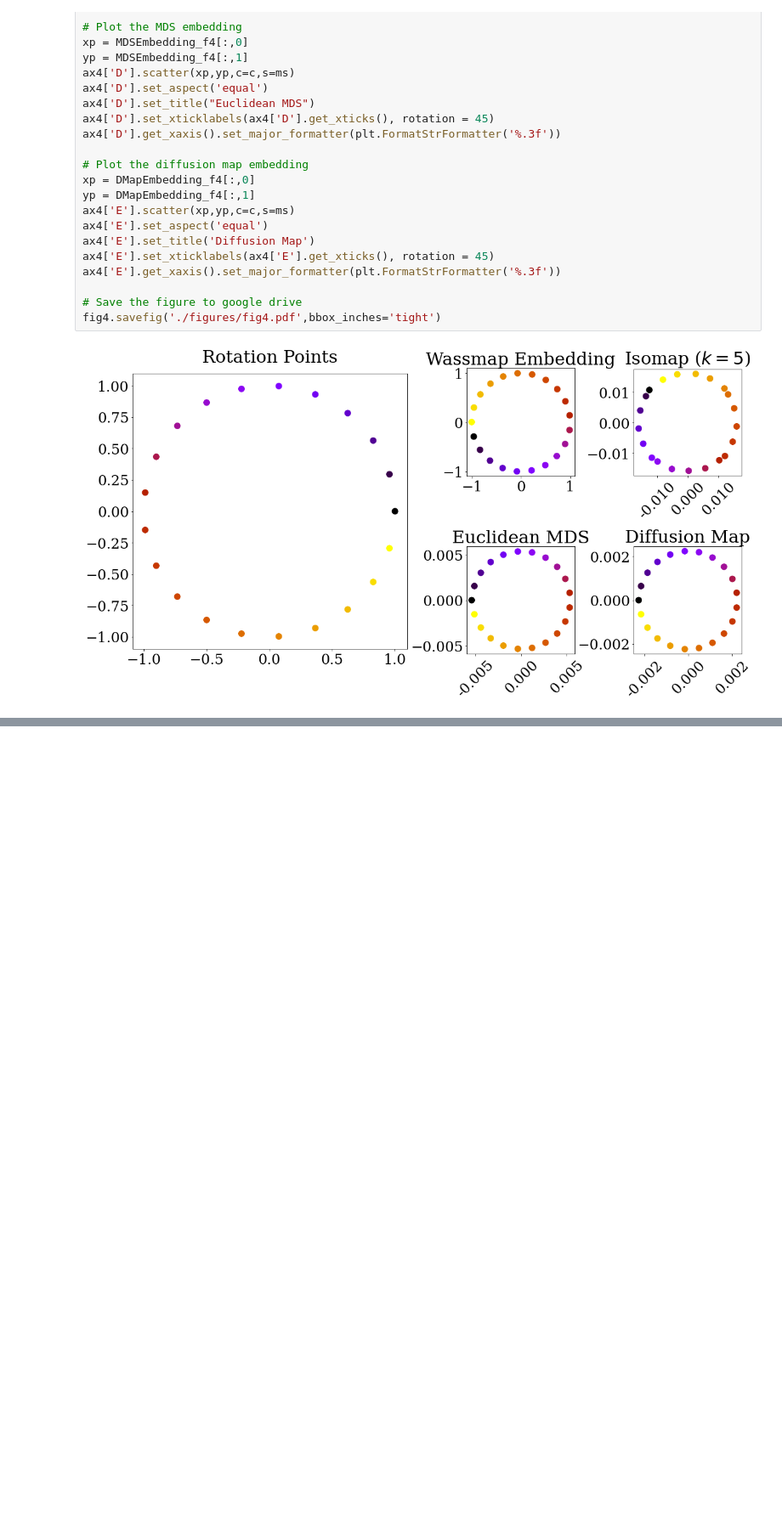
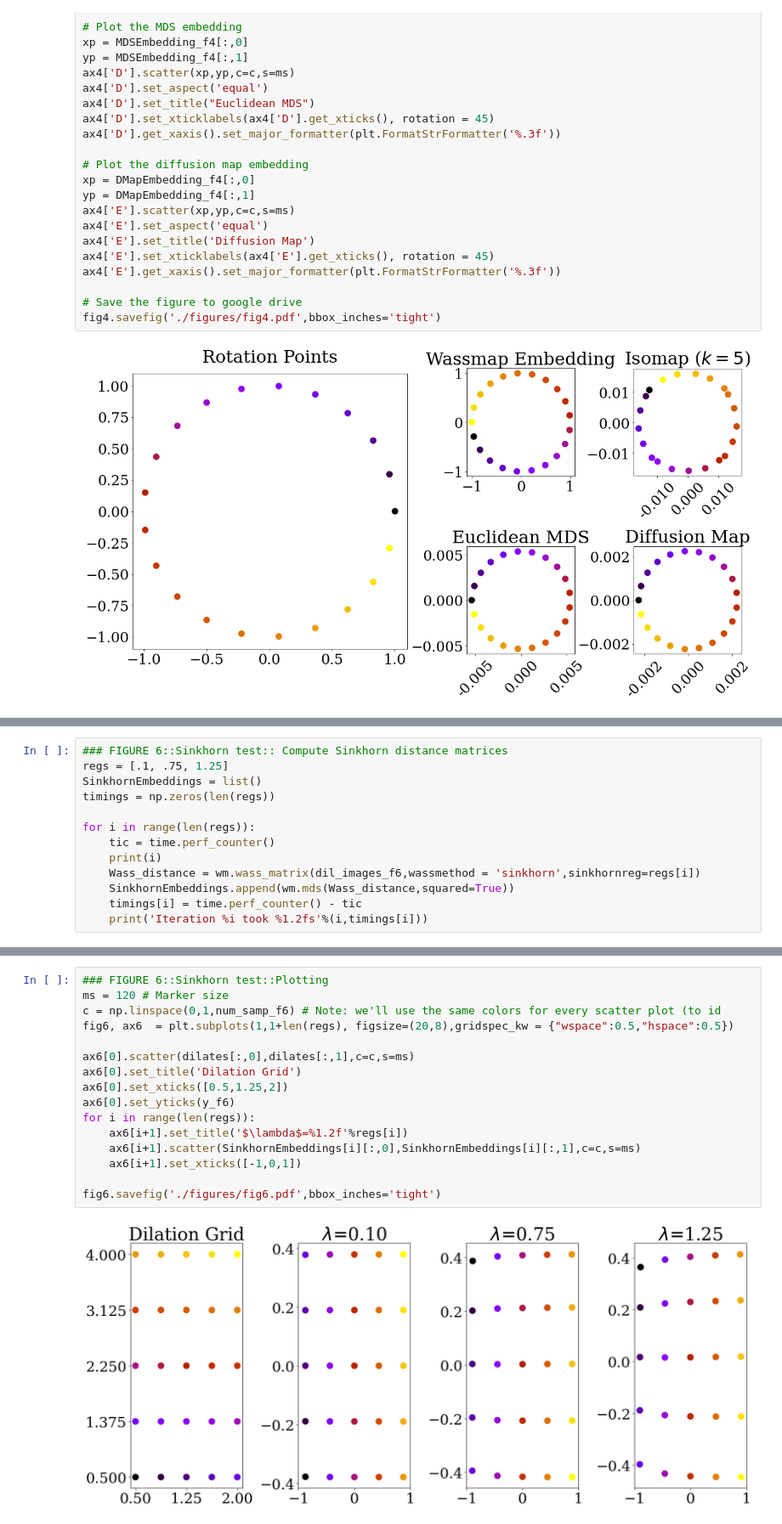
Before and after one commit to Wassmap/wassmap, a Jupyter notebook: example/SIMODS/MainFigures.ipynb, the cells around one changed output, grey strips where cells are left out. Shown at 85% size. Drawn from its saved outputs; the diff is of its cells as text; blank space fills up the shorter version.

```diff
--- a/example/SIMODS/MainFigures.ipynb
+++ b/example/SIMODS/MainFigures.ipynb
@@ -805,0 +773,13 @@ fig.savefig('./figures/fig5.pdf',bbox_inches='tight')
+# %%
+### FIGURE 6::Sinkhorn test:: Compute Sinkhorn distance matrices
+regs = [.1, .75, 1.25]
+SinkhornEmbeddings = list()
+timings = np.zeros(len(regs))
+
+for i in range(len(regs)):
+    tic = time.perf_counter()
+    print(i)
+    Wass_distance = wm.wass_matrix(dil_images_f6,wassmethod = 'sinkhorn',sinkhornreg=regs[i])
+    SinkhornEmbeddings.append(wm.mds(Wass_distance,squared=True))
+    timings[i] = time.perf_counter() - tic
+    print('Iteration %i took %1.2fs'%(i,timings[i]))
@@ -805,0 +793,18 @@ fig.savefig('./figures/fig5.pdf',bbox_inches='tight')
+# %%
+### FIGURE 6::Sinkhorn test::Plotting
+ms = 120 # Marker size
+c = np.linspace(0,1,num_samp_f6) # Note: we'll use the same colors for every scatter plot (to id
+fig6, ax6  = plt.subplots(1,1+len(regs), figsize=(20,8),gridspec_kw = {"wspace":0.5,"hspace":0.5})
+
+ax6[0].scatter(dilates[:,0],dilates[:,1],c=c,s=ms)
+ax6[0].set_title('Dilation Grid')
+ax6[0].set_xticks([0.5,1.25,2])
+ax6[0].set_yticks(y_f6)
+for i in range(len(regs)):
+    ax6[i+1].set_title('$\lambda$=%1.2f'%regs[i])
+    ax6[i+1].scatter(SinkhornEmbeddings[i][:,0],SinkhornEmbeddings[i][:,1],c=c,s=ms)
+    ax6[i+1].set_xticks([-1,0,1])
+
+fig6.savefig('./figures/fig6.pdf',bbox_inches='tight')
+# %% [output]
+[figure, added]
```
Also changed, not shown: parts of 14 cells of this notebook, 1 other file.
